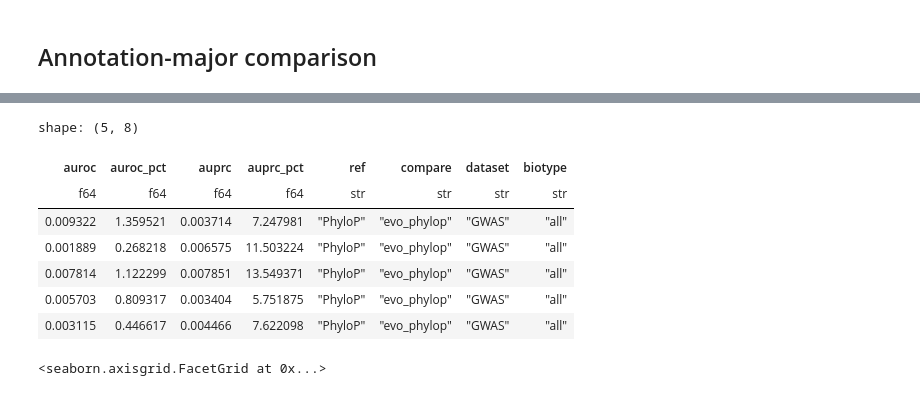
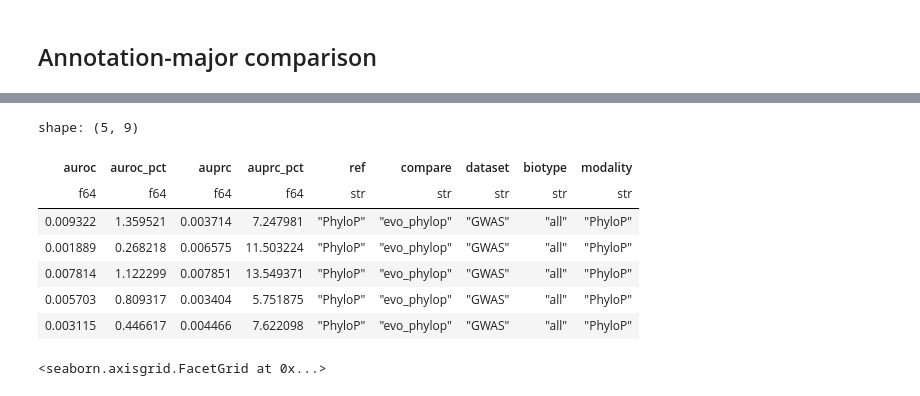
Before and after one commit to rcalef/vep_comparisons, a Jupyter notebook: notebooks/make_plots.ipynb, the cells around one changed output, grey strips where cells are left out. Drawn from its saved outputs; the diff is of its cells as text; code cells hidden in the pictures.

```diff
--- a/notebooks/make_plots.ipynb
+++ b/notebooks/make_plots.ipynb
@@ -2874,7 +3238,9 @@ def make_comparison_lists_for_annotations(
     return ret
 
 
-# ms_delta_comparisons = make_comparison_lists(want_references=list(all_models.values()))
+ms_annot_comparisons = make_comparison_lists_for_annotations(
+    want_references=list(all_models.values())
+)
 gw_annot_comparisons = make_comparison_lists_for_annotations(
     want_references=[
         x for x in all_models.values() if x not in ["ESM-C", "SaProt", "NTv3 (100M)"]
@@ -2921,0 +3288,32 @@ else:
+# %%
+if ms_regen or not (classification_dir / "gw_annot_bootstraps.pkl").exists():
+    gw_annot_bootstrap_metrics, gw_annot_bootstrap_diffs = run_bootstrap_estimates(
+        preds=gw_all_preds,
+        labels=gw_all_labels,
+        groups=gw_all_groups,
+        comparisons=gw_annot_comparisons,
+    )
+    with open(
+        classification_dir / "gw_annot_bootstraps.pkl",
+        "wb",
+    ) as fh:
+        dump((gw_annot_bootstrap_metrics, gw_annot_bootstrap_diffs), fh)
+else:
+    with open(
+        classification_dir / "gw_annot_bootstraps.pkl",
+        "rb",
+    ) as fh:
+        gw_annot_bootstrap_metrics, gw_annot_bootstrap_diffs = load(fh)
+# %%
+combined_annot_bootstrap_diffs = pl.concat(
+    (
+        ms_annot_bootstrap_diffs.filter(
+            pl.col("compare").str.to_lowercase().str.contains("esm")
+            | pl.col("compare").str.to_lowercase().str.contains("saprot")
+        ),
+        gw_annot_bootstrap_diffs.filter(
+            ~pl.col("compare").str.to_lowercase().str.contains("esm"),
+            ~pl.col("compare").str.to_lowercase().str.contains("saprot"),
+        ).with_columns(ref=pl.col("ref").replace({"NTv3 (650M)": "NTv3"})),
+    )
+)
@@ -2922,14 +3342,14 @@ else:
 # %%
-gw_annot_bootstrap_diffs.head()
+combined_annot_bootstrap_diffs.head()
 # %% [output]
-shape: (5, 8)
+shape: (5, 9)
-| auroc | auroc_pct | auprc | auprc_pct | ref | compare | dataset | biotype |
-| f64 | f64 | f64 | f64 | str | str | str | str |
-| 0.009322 | 1.359521 | 0.003714 | 7.247981 | "PhyloP" | "evo_phylop" | "GWAS" | "all" |
-| 0.001889 | 0.268218 | 0.006575 | 11.503224 | "PhyloP" | "evo_phylop" | "GWAS" | "all" |
-| 0.007814 | 1.122299 | 0.007851 | 13.549371 | "PhyloP" | "evo_phylop" | "GWAS" | "all" |
-| 0.005703 | 0.809317 | 0.003404 | 5.751875 | "PhyloP" | "evo_phylop" | "GWAS" | "all" |
-| 0.003115 | 0.446617 | 0.004466 | 7.622098 | "PhyloP" | "evo_phylop" | "GWAS" | "all" |
+| auroc | auroc_pct | auprc | auprc_pct | ref | compare | dataset | biotype | modality |
+| f64 | f64 | f64 | f64 | str | str | str | str | str |
+| 0.009322 | 1.359521 | 0.003714 | 7.247981 | "PhyloP" | "evo_phylop" | "GWAS" | "all" | "PhyloP" |
+| 0.001889 | 0.268218 | 0.006575 | 11.503224 | "PhyloP" | "evo_phylop" | "GWAS" | "all" | "PhyloP" |
+| 0.007814 | 1.122299 | 0.007851 | 13.549371 | "PhyloP" | "evo_phylop" | "GWAS" | "all" | "PhyloP" |
+| 0.005703 | 0.809317 | 0.003404 | 5.751875 | "PhyloP" | "evo_phylop" | "GWAS" | "all" | "PhyloP" |
+| 0.003115 | 0.446617 | 0.004466 | 7.622098 | "PhyloP" | "evo_phylop" | "GWAS" | "all" | "PhyloP" |
 # %%
 fg = sns.FacetGrid(
     col="dataset",
```
Also changed, not shown: parts of 66 cells of this notebook.
